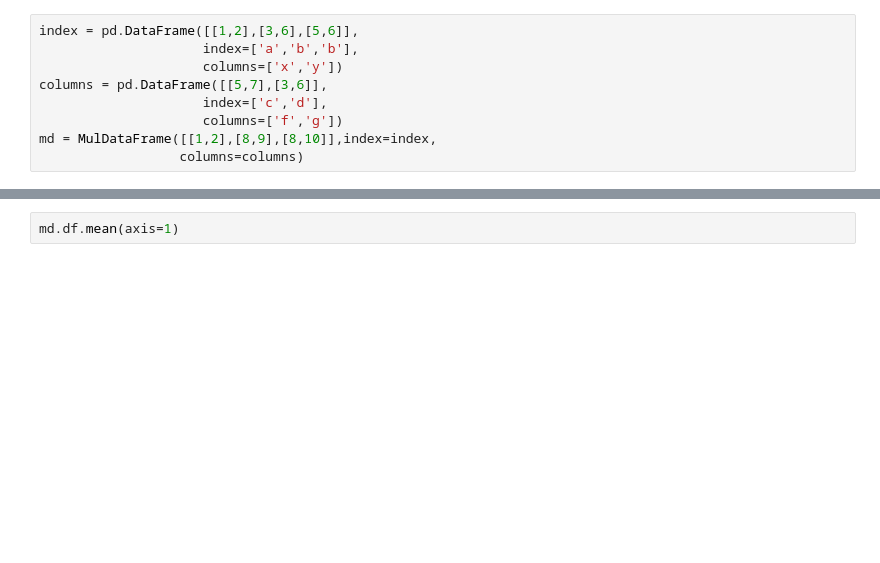
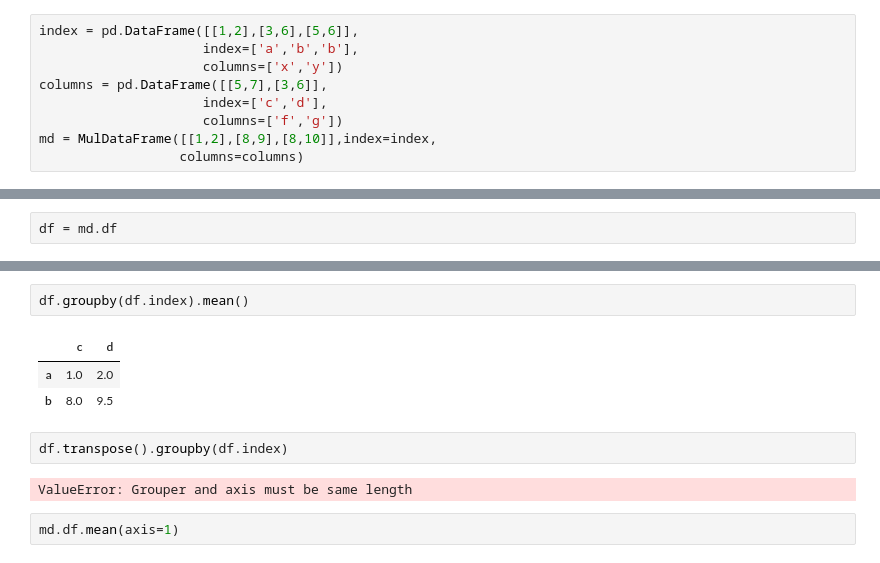
Before and after one commit to frlender/muldataframe, a Jupyter notebook: xplMulDataFrame.ipynb, the cells around one changed output, grey strips where cells are left out. Cells and saved outputs as stored; diff of their text form; blank space fills up the shorter version.

```diff
--- a/xplMulDataFrame.ipynb
+++ b/xplMulDataFrame.ipynb
@@ -19,0 +44,2 @@ md = MulDataFrame([[1,2],[8,9],[8,10]],index=index,
+# %%
+df = md.df
@@ -20,3 +57,13 @@ md = MulDataFrame([[1,2],[8,9],[8,10]],index=index,
+# %%
+df.groupby(df.index).mean()
+# %% [output]
+|  | c | d |
+| a | 1.0 | 2.0 |
+| b | 8.0 | 9.5 |
+# %%
+df.transpose().groupby(df.index)
+# %% [output]
+ValueError: Grouper and axis must be same length
 # %%
 md.df.mean(axis=1)
 # %% [output]
```
Also changed, not shown: parts of 7 cells of this notebook, 7 other files.
